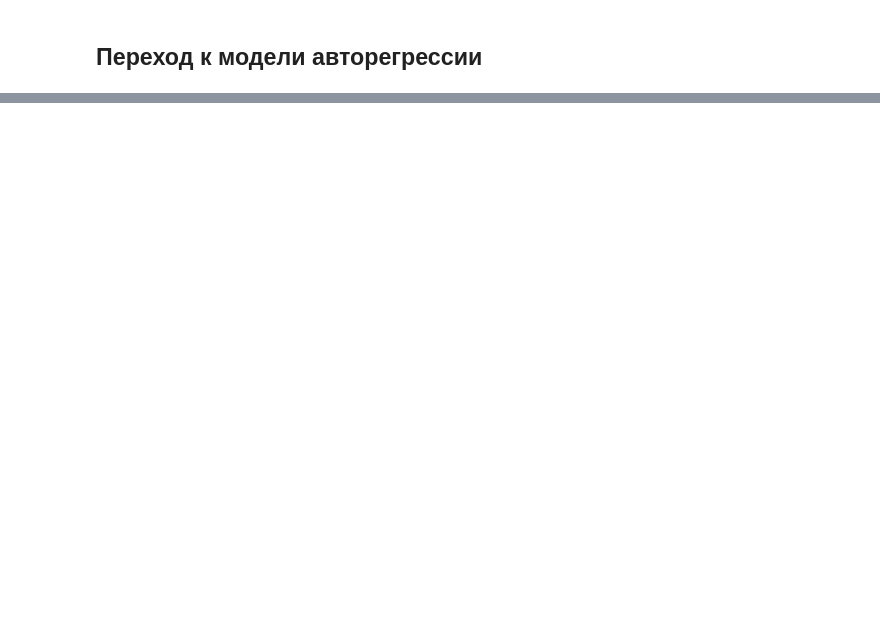
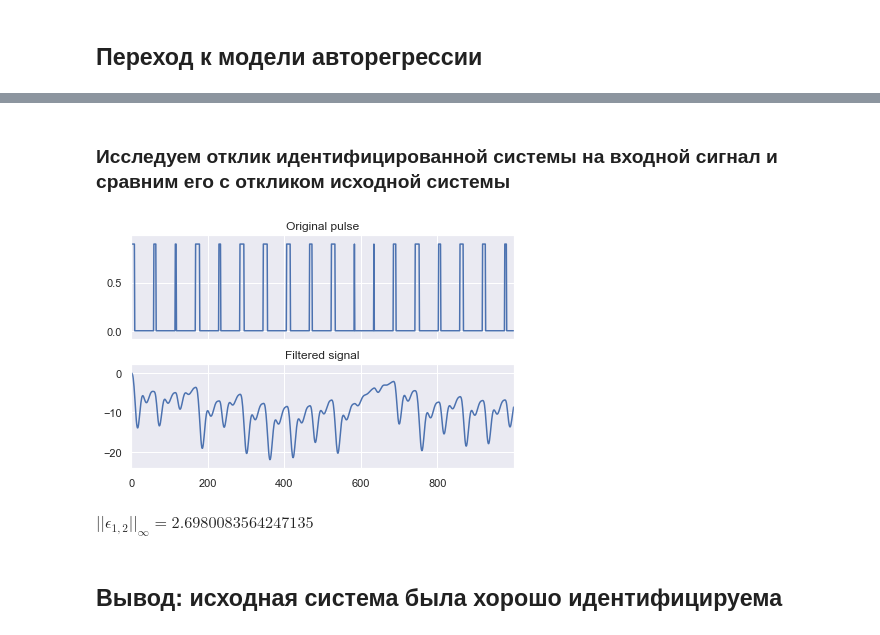
Before and after one commit to tupoylogin/linear_dynamics, a Jupyter notebook: LDSDemo.ipynb, the cells around one changed output, grey strips where cells are left out. Drawn from its saved outputs; the diff is of its cells as text; code cells hidden in the pictures; blank space fills up the shorter version.

```diff
--- a/LDSDemo.ipynb
+++ b/LDSDemo.ipynb
@@ -173,0 +129,35 @@ $\displaystyle  || \epsilon_{1,3} ||_\infty = 7.036404092336523e-05 $
+# %%
+def estimate_dimensionality(Yhat: np.ndarray, eps: float = 1e-4) -> int:
+    U, sigma, V = svd(Yhat.T)
+    sigma = np.vstack(
+        (block_diag(*sigma),
+         np.zeros((U.shape[0]-sigma.shape[0], sigma.shape[0])))
+    )
+    n = 0
+    for dim in range(1, len(sigma)):
+        Yl = np.dot(np.dot(U[:, dim:], sigma[dim:, dim:]), V[dim:, :]).T
+        if norm(Yl, ord=np.inf) <= eps:
+            n=dim
+            break
+    return n
+
+N_estimated = estimate_dimensionality(Yhat, eps=0.001)
+
+def solve_moore_penrose(u_t: np.ndarray, y_t: np.ndarray, lags: int = N_estimated):
+    a = []
+    y_rhs = y_t[lags:2*lags]
+    for i in range(lags):
+        a.append(np.append(y_t[i:lags+i][::-1], u_t[i:lags+i][::-1])[np.newaxis, ...])
+    a = np.concatenate(a, axis=0)
+    ab = pinv(a)@y_rhs
+    a, b_estimated = ab[:lags], ab[lags:]
+    a_estimated = np.eye(len(a), k=-1)
+    a_estimated[:, -1] = np.array(a[::-1]).T
+    return a_estimated, b_estimated[::-1].reshape(-1, 1)
+
+def solve_svd(Yhat: np.ndarray, k: int = N_estimated, y_rhs: np.ndarray = None):
+    U, sigma, V = svd(Yhat.T[:, -k:])
+    y_rhs = Yhat.T[:, L-k-2] if y_rhs is None else y_rhs
+    sigma = block_diag(*sigma)
+    solution = np.dot(np.dot(np.dot(V.T, inv(sigma)), U[:, :k].T), y_rhs)
+    return solution
@@ -173,0 +172,4 @@ $\displaystyle  || \epsilon_{1,3} ||_\infty = 7.036404092336523e-05 $
+# %%
+a_estimated, b_estimated = solve_moore_penrose(sig, y.T.ravel(), N_estimated)
+# %%
+system_reconstructed = dlti(a_estimated, b_estimated, np.array([0.]*(N_estimated-1)+[1.]).reshape(1, -1), [[0,]], dt=1)
@@ -173,0 +195,15 @@ $\displaystyle  || \epsilon_{1,3} ||_\infty = 7.036404092336523e-05 $
+# %% [markdown]
+### Исследуем отклик идентифицированной системы на входной сигнал и сравним его с откликом исходной системы
+# %%
+_, y_rec, _ = dlsim(system_reconstructed, sig)
+
+%matplotlib inline
+plot_signal(sig[:1000], y_rec.T.ravel()[:1000])
+# %% [output]
+[figure, added]
+# %%
+display(Math(r'$ || \epsilon_{1,2} ||_\infty = %s $' % str(norm(y_rec.T.ravel()-y.T.ravel(), ord=np.inf))))
+# %% [output]
+$\displaystyle  || \epsilon_{1,2} ||_\infty = 2.6980083564247135 $
+# %% [markdown]
+## Вывод: исходная система была хорошо идентифицируема
```
Also changed, not shown: parts of 36 cells of this notebook, 1 other file.
